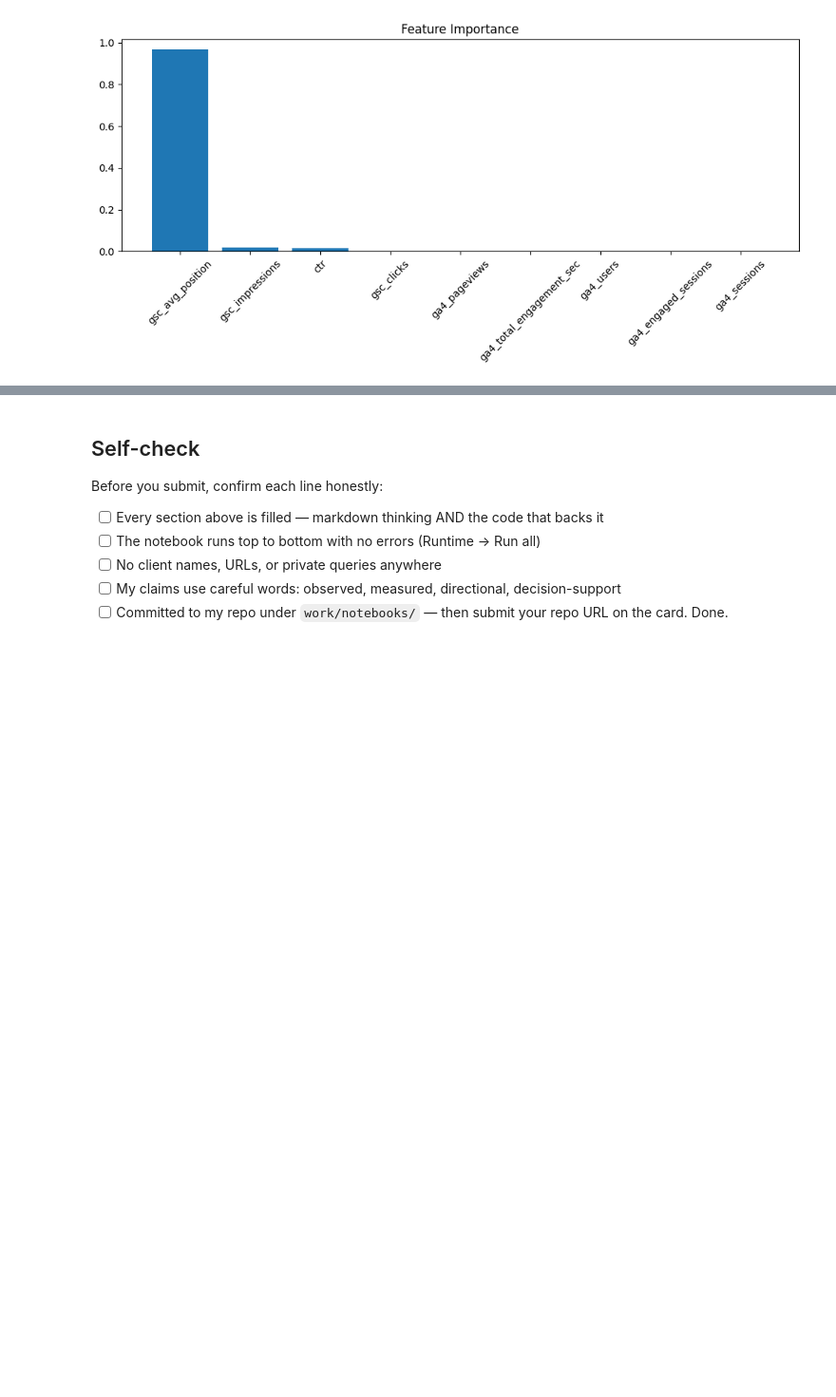
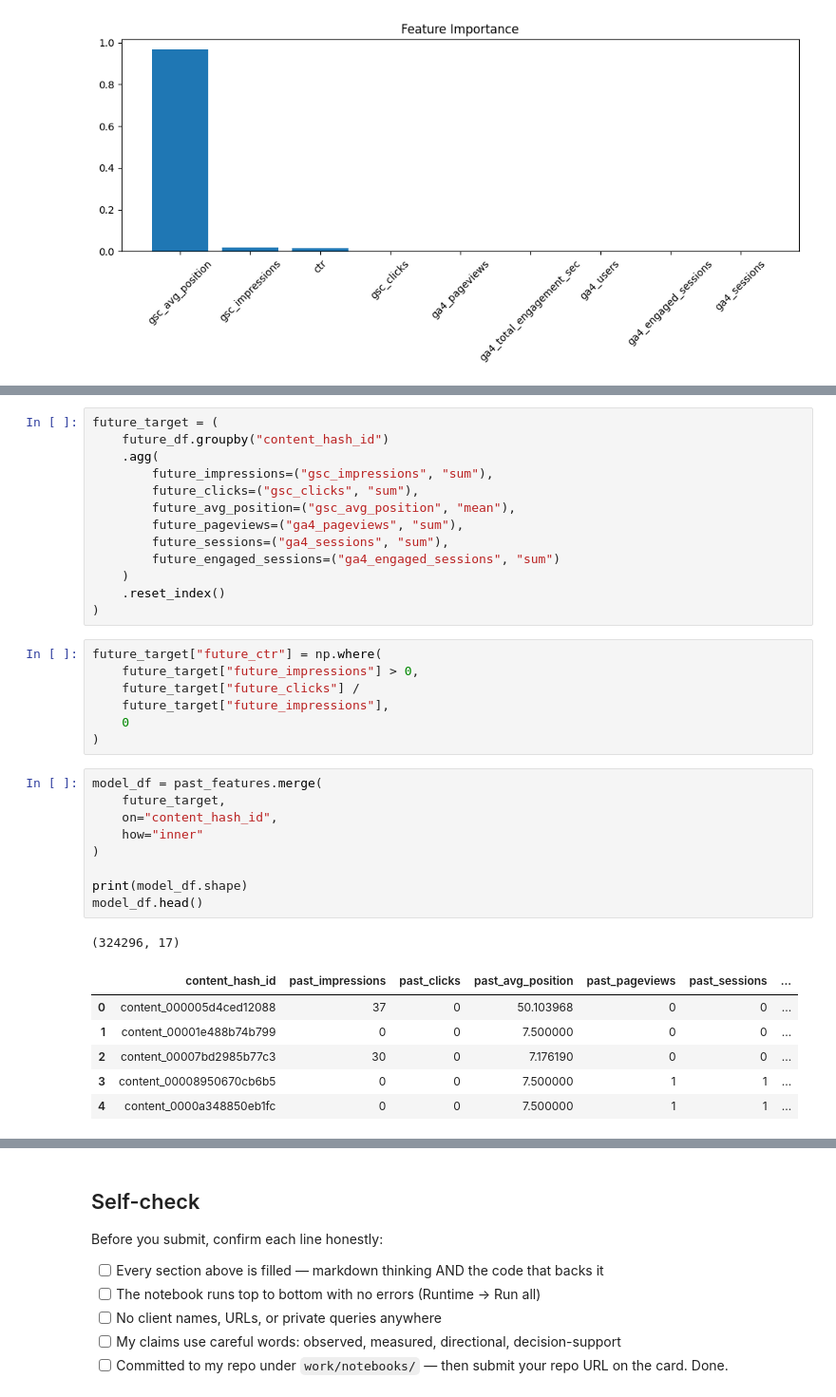
Before and after one commit to asherkashif/flyrank-ml-internship, a Jupyter notebook: work/notebooks/capstone.ipynb, the cells around one changed output, grey strips where cells are left out. Shown at 95% size. Saved outputs shown, nothing was run; the diff lists cells and outputs as text; blank space fills up the shorter version.

```diff
--- a/work/notebooks/capstone.ipynb
+++ b/work/notebooks/capstone.ipynb
@@ -923,0 +1005,37 @@ plt.show()
+# %%
+future_target = (
+    future_df.groupby("content_hash_id")
+    .agg(
+        future_impressions=("gsc_impressions", "sum"),
+        future_clicks=("gsc_clicks", "sum"),
+        future_avg_position=("gsc_avg_position", "mean"),
+        future_pageviews=("ga4_pageviews", "sum"),
+        future_sessions=("ga4_sessions", "sum"),
+        future_engaged_sessions=("ga4_engaged_sessions", "sum")
+    )
+    .reset_index()
+)
+# %%
+future_target["future_ctr"] = np.where(
+    future_target["future_impressions"] > 0,
+    future_target["future_clicks"] /
+    future_target["future_impressions"],
+    0
+)
+# %%
+model_df = past_features.merge(
+    future_target,
+    on="content_hash_id",
+    how="inner"
+)
+
+print(model_df.shape)
+model_df.head()
+# %% [output]
+(324296, 17)
+|  | content_hash_id | past_impressions | past_clicks | past_avg_position | past_pageviews | past_sessions | ... |
+| 0 | content_000005d4ced12088 | 37 | 0 | 50.103968 | 0 | 0 | ... |
+| 1 | content_00001e488b74b799 | 0 | 0 | 7.500000 | 0 | 0 | ... |
+| 2 | content_00007bd2985b77c3 | 30 | 0 | 7.176190 | 0 | 0 | ... |
+| 3 | content_00008950670cb6b5 | 0 | 0 | 7.500000 | 1 | 1 | ... |
+| 4 | content_0000a348850eb1fc | 0 | 0 | 7.500000 | 1 | 1 | ... |
```
Also changed, not shown: parts of 22 cells of this notebook.
